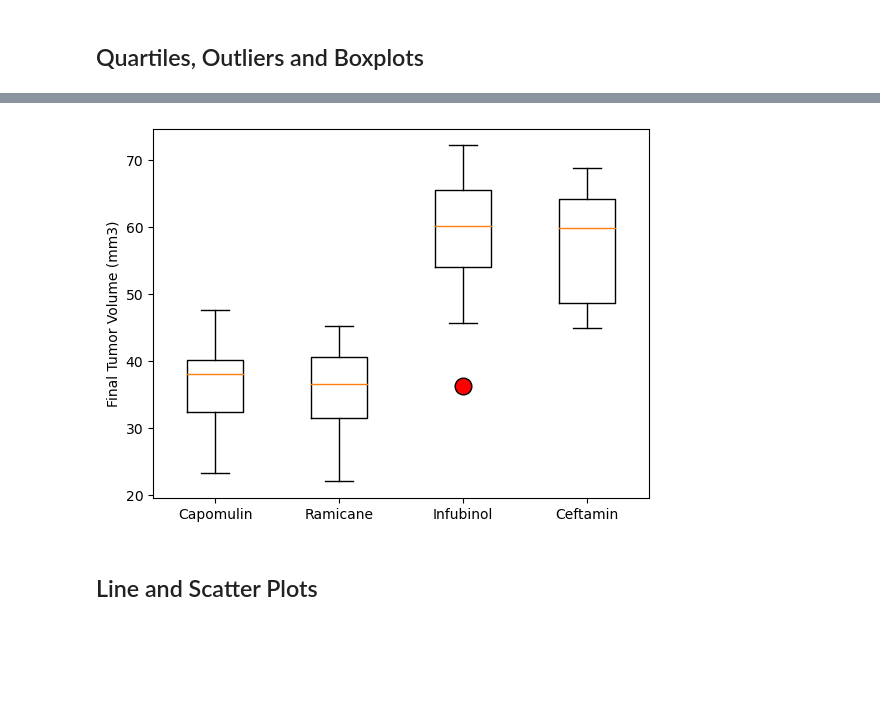
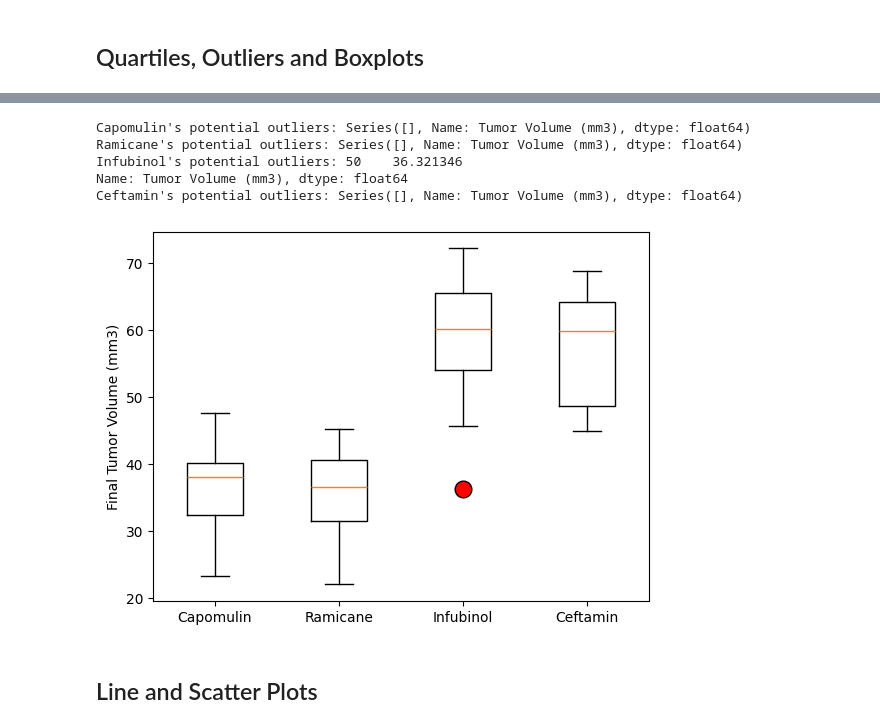
Before and after one commit to pkarey/madplotlib-challenge, a Jupyter notebook: pymaceuticals_starter.ipynb, the cells around one changed output, grey strips where cells are left out. Saved outputs shown, nothing was run; the diff lists cells and outputs as text; code cells hidden in the pictures; blank space fills up the shorter version.

```diff
--- a/pymaceuticals_starter.ipynb
+++ b/pymaceuticals_starter.ipynb
@@ -221,18 +187,14 @@ plt.show()
 # %%
 # Calculate the final tumor volume of each mouse across four of the treatment regimens:
 # Capomulin, Ramicane, Infubinol, and Ceftamin
-#capomulin = result_clean.loc[result_clean['Drug Regimen'] == 'Capomulin']
-#ramicane = result_clean.loc[result_clean['Drug Regimen'] == 'Ramicane']
-#infubinol = result_clean.loc[result_clean['Drug Regimen'] == 'Infubinol']
-#ceftamin = result_clean.loc[result_clean['Drug Regimen'] == 'Ceftamin']
-#final_four = pd.concat([capomulin, ramicane, infubinol, ceftamin])
+
 
 
 # Start by getting the last (greatest) timepoint for each mouse
 final = study_results.groupby(['Mouse ID'], as_index=False, sort=False).last()
 final = final.drop('Timepoint', axis= 1)
 final = final.drop('Metastatic Sites', axis= 1)
-final = final.rename(columns={'Tumor Volume (mm3)': 'Final Timepoint Volume'})
+final = final.drop('Tumor Volume (mm3)', axis=1)
 final
 # Merge this group df with the original DataFrame to get the tumor volume at the last timepoint
 final_result = result_clean.merge(final, how="left", on="Mouse ID", sort=False)
@@ -242,3 +204,4 @@ infubinol = final_result.loc[final_result['Drug Regimen'] == 'Infubinol']
 ceftamin = final_result.loc[final_result['Drug Regimen'] == 'Ceftamin']
 final_four = pd.concat([capomulin, ramicane, infubinol, ceftamin])
 final_four = final_four.groupby(['Mouse ID'], as_index=False, sort=False).last()
+final_four
@@ -245,23 +222,46 @@ final_four = final_four.groupby(['Mouse ID'], as_index=False, sort=False).last()
 # %%
 # Put treatments into a list for for loop (and later for plot labels)
-list = [pd.unique(final_four['Drug Regimen'])]
+treatment_list = ["Capomulin", "Ramicane", "Infubinol", "Ceftamin"]
 
 # Create empty list to fill with tumor vol data (for plotting)
+tumor_list = []
 
 
 # Calculate the IQR and quantitatively determine if there are any potential outliers.
+for i in treatment_list:
+
 
 
     # Locate the rows which contain mice on each drug and get the tumor volumes
+    tumor_data = final_four.loc[final_four["Drug Regimen"] == i, "Tumor Volume (mm3)"]
 
 
     # add subset
-
+    tumor_list.append(tumor_data)
 
     # Determine outliers using upper and lower bounds
+    quartiles = tumor_data.quantile([.25, .75])
+    q1 = quartiles[.25]
+    q3 = quartiles[.75]
+    iqr = q3 - q1
+
+    lower = q1 - (1.5 * iqr)
+    upper = q3 + (1.5 * iqr)
+    outliers = tumor_data.loc[(tumor_data < lower) | (tumor_data > upper)]
+    print(f"{i}'s potential outliers: {outliers}")
+# %% [output]
+Capomulin's potential outliers: Series([], Name: Tumor Volume (mm3), dtype: float64)
+Ramicane's potential outliers: Series([], Name: Tumor Volume (mm3), dtype: float64)
+Infubinol's potential outliers: 50    36.321346
+Name: Tumor Volume (mm3), dtype: float64
+Ceftamin's potential outliers: Series([], Name: Tumor Volume (mm3), dtype: float64)
 # %%
 # Generate a box plot that shows the distrubution of the tumor volume for each treatment group.
+flierprops = dict(marker= 'o', markerfacecolor= 'r', markersize= 12)
+plt.boxplot(tumor_list, labels=treatment_list, flierprops=flierprops)
+plt.ylabel('Final Tumor Volume (mm3)')
+plt.show()
 # %% [output]
-[figure, old version]
+[figure, new version]
 # %% [markdown]
 ## Line and Scatter Plots
```
Also changed, not shown: parts of 13 cells of this notebook.
